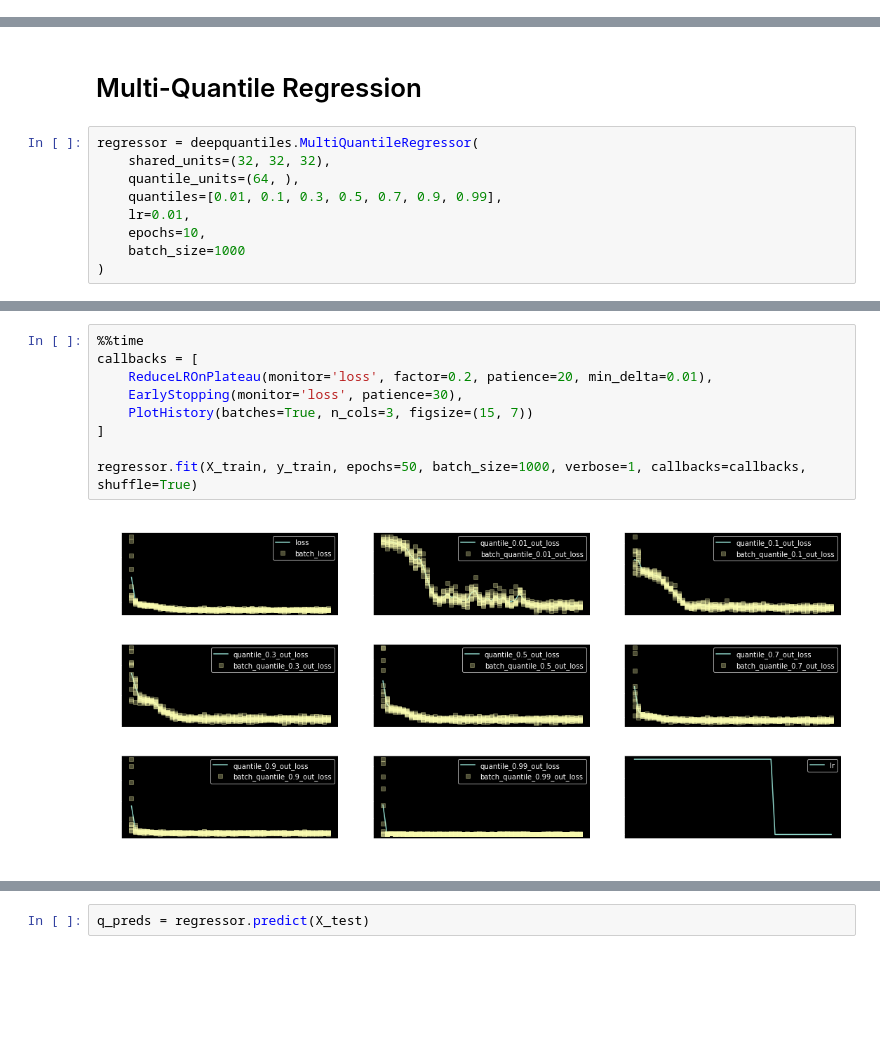
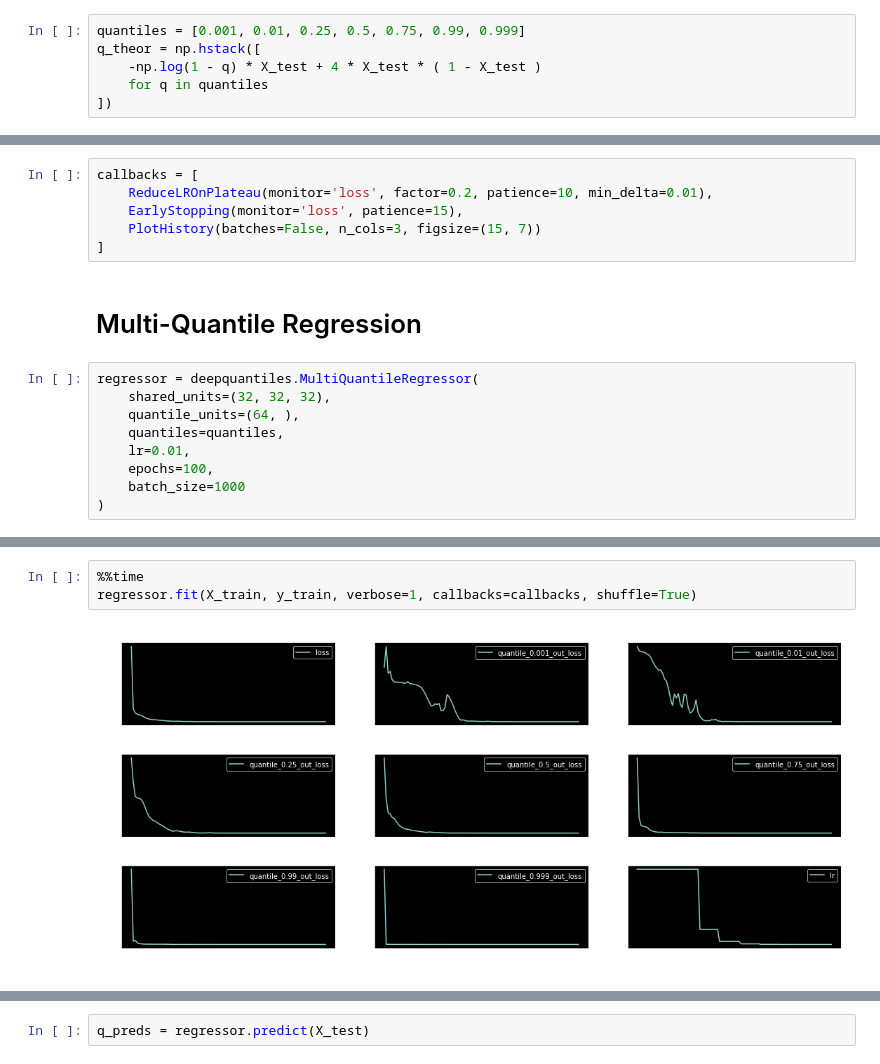
Before and after one commit to ig248/deepquantiles, a Jupyter notebook: notebooks/nn-quantiles-skewed.ipynb, the cells around one changed output, grey strips where cells are left out. Cells and saved outputs as stored; diff of their text form; blank space fills up the shorter version.

```diff
--- a/notebooks/nn-quantiles-skewed.ipynb
+++ b/notebooks/nn-quantiles-skewed.ipynb
@@ -37,5 +37,11 @@ X_train, y_train = make_data(num=10000)
 X_test, y_test = make_data(num=10000)
 
 X_plot = np.linspace(min(X_train), max(X_train), num=200).reshape(-1, 1)
+# %%
+quantiles = [0.001, 0.01, 0.25, 0.5, 0.75, 0.99, 0.999]
+q_theor = np.hstack([
+    -np.log(1 - q) * X_test + 4 * X_test * ( 1 - X_test )
+    for q in quantiles
+])
 # %%
 plt.plot(X_train, y_train, '.', alpha=0.1)
@@ -47,15 +55,21 @@ plt.ylim(0, 5)
 import deepquantiles
 
 from deepquantiles.losses import sk_quantile_loss
+# %%
+callbacks = [
+    ReduceLROnPlateau(monitor='loss', factor=0.2, patience=10, min_delta=0.01),
+    EarlyStopping(monitor='loss', patience=15),
+    PlotHistory(batches=False, n_cols=3, figsize=(15, 7))
+]
 # %% [markdown]
 # Multi-Quantile Regression
 # %%
 regressor = deepquantiles.MultiQuantileRegressor(
     shared_units=(32, 32, 32),
     quantile_units=(64, ),
-    quantiles=[0.01, 0.1, 0.3, 0.5, 0.7, 0.9, 0.99],
+    quantiles=quantiles,
     lr=0.01,
-    epochs=10,
+    epochs=100,
     batch_size=1000
 )
 # %%
@@ -84,12 +98,6 @@ Non-trainable params: 0
 __________________________________________________________________________________________________
 # %%
 %%time
-callbacks = [
-    ReduceLROnPlateau(monitor='loss', factor=0.2, patience=20, min_delta=0.01),
-    EarlyStopping(monitor='loss', patience=30),
-    PlotHistory(batches=True, n_cols=3, figsize=(15, 7))
-]
-
-regressor.fit(X_train, y_train, epochs=50, batch_size=1000, verbose=1, callbacks=callbacks, shuffle=True)
+regressor.fit(X_train, y_train, verbose=1, callbacks=callbacks, shuffle=True)
 # %% [output]
-[figure, old version]
+[figure, new version]
```
Also changed, not shown: parts of 27 cells of this notebook, 1 other file.
